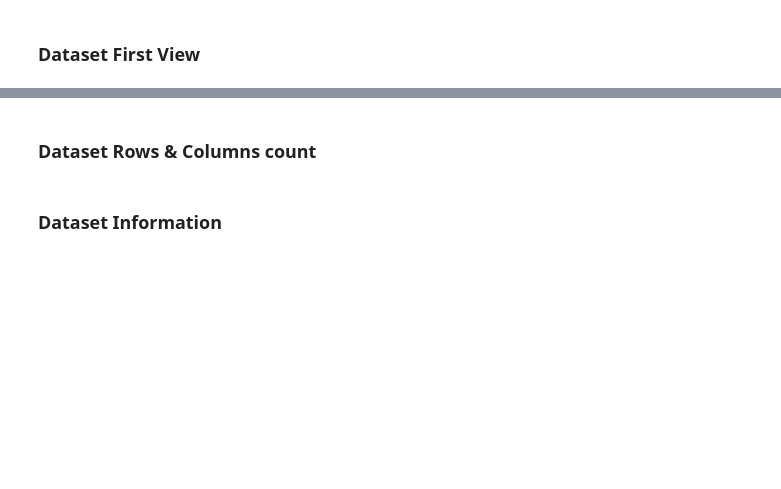
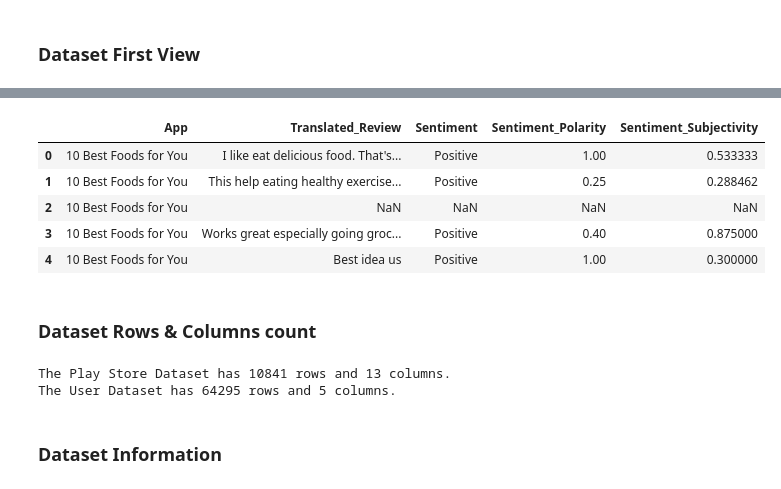
Before and after one commit to dipankarsahu1000/Play-Store-App-Review-Analysis, a Jupyter notebook: Play_Store_App_Review_Analysis.ipynb, the cells around one changed output, grey strips where cells are left out. Drawn from its saved outputs; the diff is of its cells as text; code cells hidden in the pictures; blank space fills up the shorter version.

```diff
--- a/Play_Store_App_Review_Analysis.ipynb
+++ b/Play_Store_App_Review_Analysis.ipynb
@@ -99,5 +100,15 @@ ps_df.head()
 | 2 | U Launcher Lite – FREE Live Cool ... | ART_AND_DESIGN | 4.7 | 87510 | 8.7M | 5,000,000+ | Free | 0 | Everyone | Art & Design | ... |
 | 3 | Sketch - Draw & Paint | ART_AND_DESIGN | 4.5 | 215644 | 25M | 50,000,000+ | Free | 0 | Teen | Art & Design | ... |
 | 4 | Pixel Draw - Number Art Coloring ... | ART_AND_DESIGN | 4.3 | 967 | 2.8M | 100,000+ | Free | 0 | Everyone | Art & Design;Creativity | ... |
+# %%
+# First View of the User Reviews Data:
+ur_df.head()
+# %% [output]
+|  | App | Translated_Review | Sentiment | Sentiment_Polarity | Sentiment_Subjectivity |
+| 0 | 10 Best Foods for You | I like eat delicious food. That's... | Positive | 1.00 | 0.533333 |
+| 1 | 10 Best Foods for You | This help eating healthy exercise... | Positive | 0.25 | 0.288462 |
+| 2 | 10 Best Foods for You | NaN | NaN | NaN | NaN |
+| 3 | 10 Best Foods for You | Works great especially going groc... | Positive | 0.40 | 0.875000 |
+| 4 | 10 Best Foods for You | Best idea us | Positive | 1.00 | 0.300000 |
 # %% [markdown]
 ### Dataset Rows & Columns count
@@ -106,3 +115,20 @@ ps_df.head()
+# %%
+# Dataset Rows & Columns count
+
+# First, we will check the number of columns and rows in the Play Store Dataset:
+row_ps = ps_df.shape[0]
+col_ps = ps_df.shape[1]
+
+print(f"The Play Store Dataset has {row_ps} rows and {col_ps} columns.")
+
+# Next, we will the number of columns and rows in the User Reviews Dataset:
+row_ur = ur_df.shape[0]
+col_ur = ur_df.shape[1]
+
+print(f"The User Dataset has {row_ur} rows and {col_ur} columns.")
+# %% [output]
+The Play Store Dataset has 10841 rows and 13 columns.
+The User Dataset has 64295 rows and 5 columns.
 # %% [markdown]
 ### Dataset Information
 # %%
```
Also changed, not shown: parts of 14 cells of this notebook.
